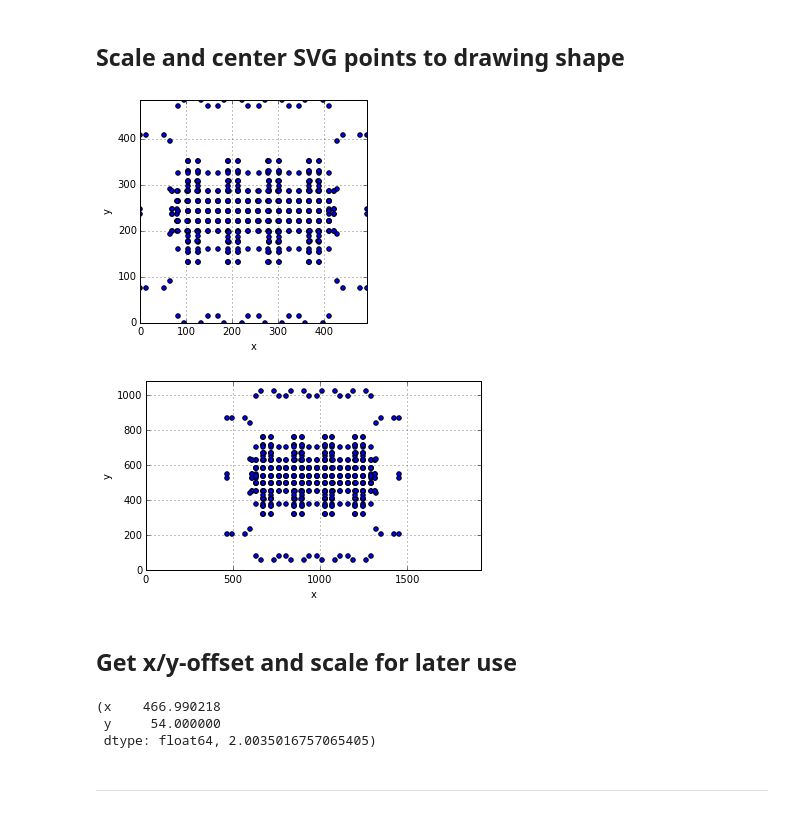
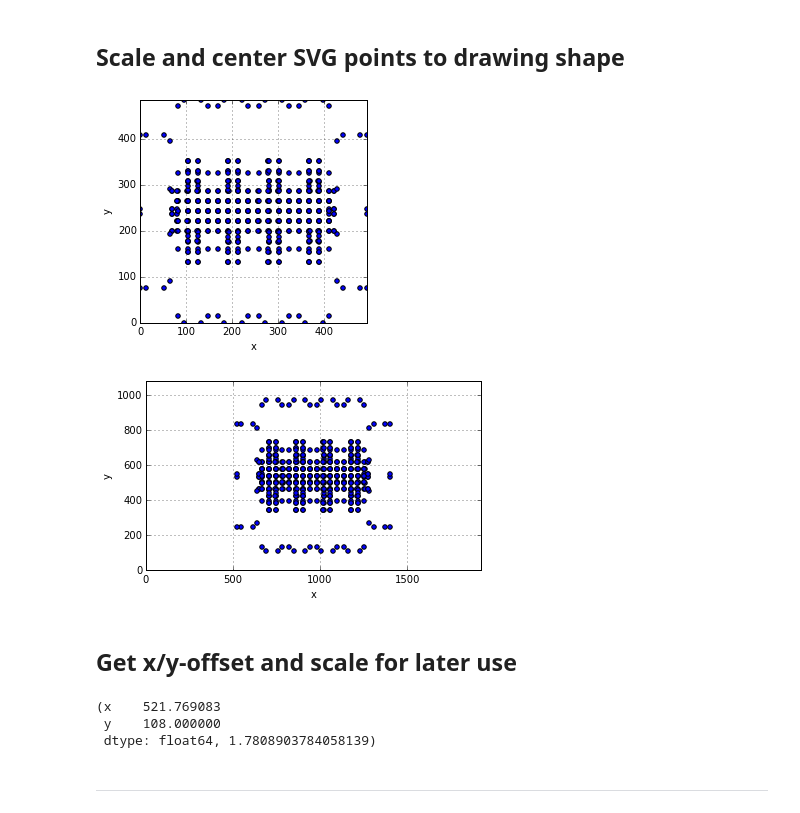
Before and after one commit to sci-bots/dmf-device-ui, a Jupyter notebook: dmf_device_ui/examples/Example - scale and center drawing.ipynb, the cells around one changed output. Saved outputs shown, nothing was run; the diff lists cells and outputs as text; code cells hidden in the pictures.

Commit message:
Add ShapesCanvas.from_svg class method
By default, use bounds of input points as canvas shape and do not apply
any padding.

```diff
--- a/dmf_device_ui/examples/Example - scale and center drawing.ipynb
+++ b/dmf_device_ui/examples/Example - scale and center drawing.ipynb
@@ -21,34 +16,35 @@ df_electrodes = svg_polygons_to_df(device_svg)
 # %%
 drawing_shape = pd.Series([1920, 1080], index=['width', 'height'])
+device_svg = 'static/device.svg'
 
-device_canvas = ShapesCanvas(df_electrodes, 'path_id', drawing_shape)
+device_canvas = ShapesCanvas.from_svg(device_svg, padding_factor=0.1, canvas_shape=drawing_shape)
 # %% [markdown]
 --------------------------------------------------
 # %% [markdown]
 ## Scale and center SVG points to drawing shape
 # %%
-svg_shape = pd.Series(df_electrodes[['x', 'y']].max().values, index=['width', 'height'])
+svg_shape = device_canvas.source_shape
 
-svg_axis = df_electrodes[['x', 'y']].plot(kind='scatter', x='x', y='y',
-                                          xlim=(0, svg_shape.width),
-                                          ylim=(0, svg_shape.height))
+svg_axis = device_canvas.df_shapes[['x', 'y']].plot(kind='scatter', x='x', y='y',
+                                                    xlim=(0, svg_shape.width),
+                                                    ylim=(0, svg_shape.height))
 drawing_axis = (device_canvas.df_canvas_shapes[['x', 'y']]
                 .plot(kind='scatter', x='x', y='y',
                       xlim=(0, device_canvas.canvas_shape.width),
                       ylim=(0, device_canvas.canvas_shape.height)))
 svg_axis.set_aspect(True)
 drawing_axis.set_aspect(True)
 # %% [output]
 [figure]
-[figure, old version]
+[figure, new version]
 # %% [markdown]
 ## Get x/y-offset and scale for later use
 # %%
 device_canvas.canvas_offset, device_canvas.canvas_scale
 # %% [output]
-(x    466.990218
- y     54.000000
- dtype: float64, 2.0035016757065405)
+(x    521.769083
+ y    108.000000
+ dtype: float64, 1.7808903784058139)
 # %% [markdown]
 --------------------------------------------------
 # %% [markdown]
```
Also changed, not shown: parts of 2 cells of this notebook, 1 other file.
